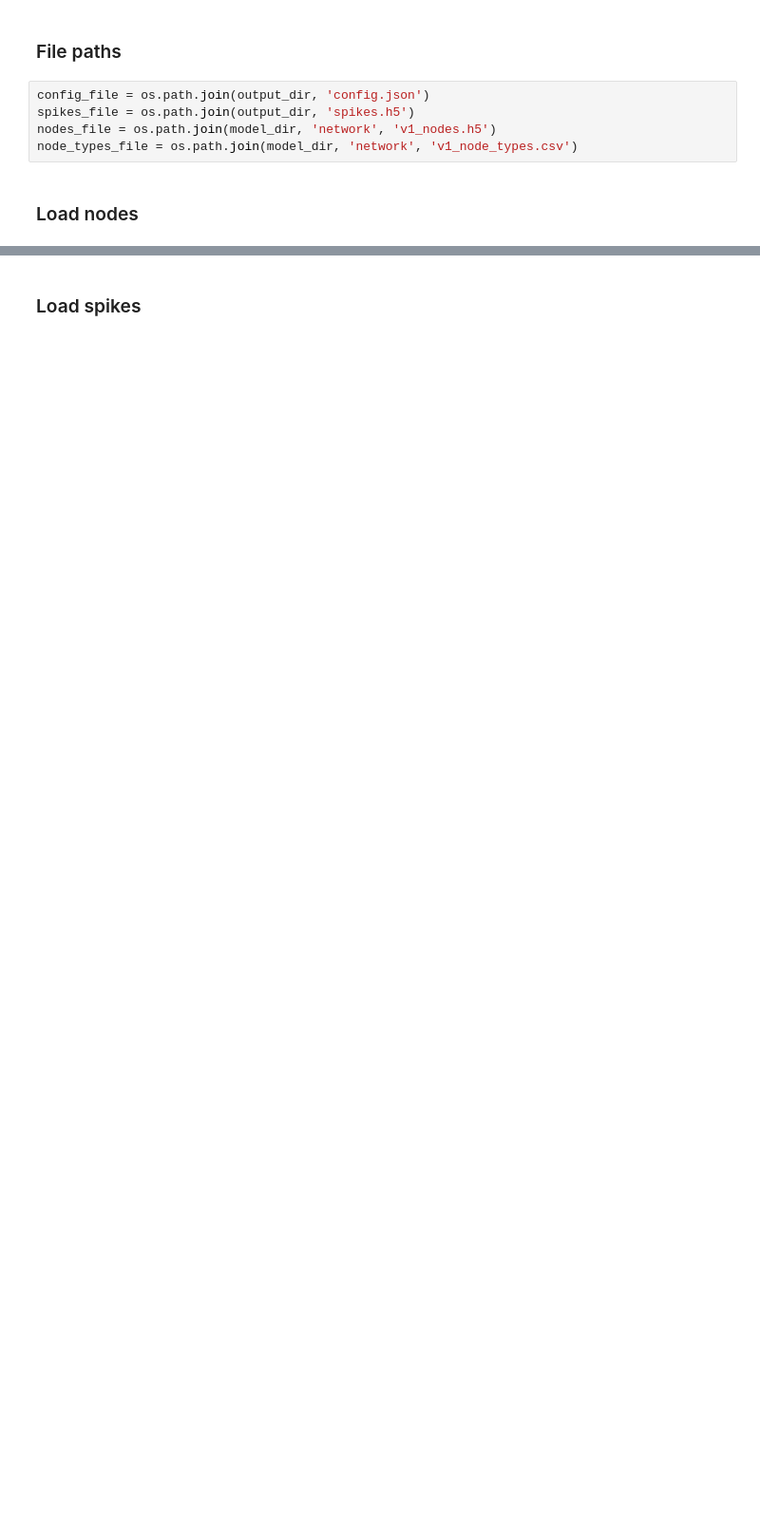
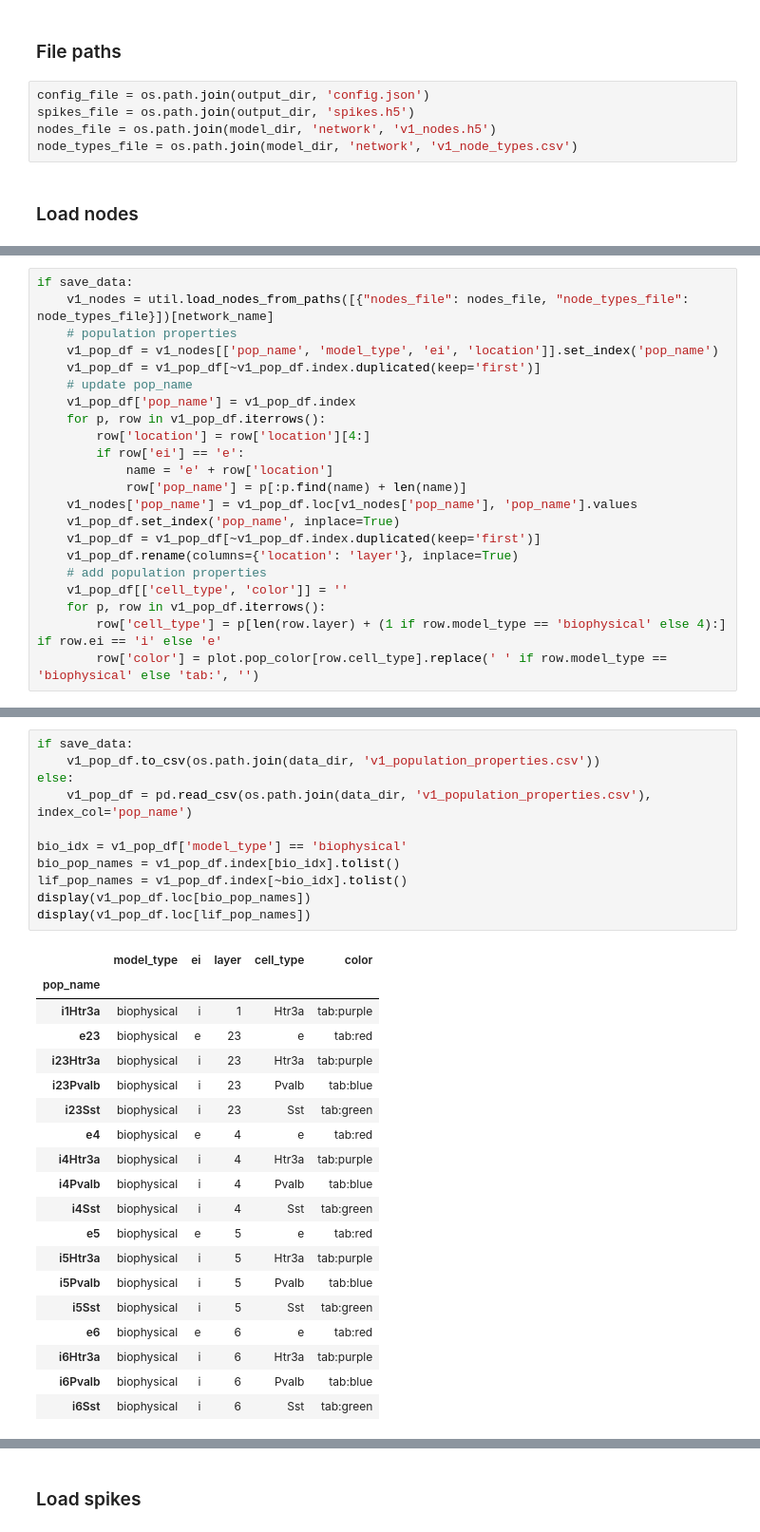
Before and after one commit to chenziao/Analyzing_Allen_V1_Model, a Jupyter notebook: spikes.ipynb, the cells around one changed output, grey strips where cells are left out. Shown at 95% size. Cells and saved outputs as stored; diff of their text form; blank space fills up the shorter version.

```diff
--- a/spikes.ipynb
+++ b/spikes.ipynb
@@ -72,0 +29,22 @@ for p in pop_names:
+# %%
+if save_data:
+    v1_nodes = util.load_nodes_from_paths([{"nodes_file": nodes_file, "node_types_file": node_types_file}])[network_name]
+    # population properties
+    v1_pop_df = v1_nodes[['pop_name', 'model_type', 'ei', 'location']].set_index('pop_name')
+    v1_pop_df = v1_pop_df[~v1_pop_df.index.duplicated(keep='first')]
+    # update pop_name
+    v1_pop_df['pop_name'] = v1_pop_df.index
+    for p, row in v1_pop_df.iterrows():
+        row['location'] = row['location'][4:]
+        if row['ei'] == 'e':
+            name = 'e' + row['location']
+            row['pop_name'] = p[:p.find(name) + len(name)]
+    v1_nodes['pop_name'] = v1_pop_df.loc[v1_nodes['pop_name'], 'pop_name'].values
+    v1_pop_df.set_index('pop_name', inplace=True)
+    v1_pop_df = v1_pop_df[~v1_pop_df.index.duplicated(keep='first')]
+    v1_pop_df.rename(columns={'location': 'layer'}, inplace=True)
+    # add population properties
+    v1_pop_df[['cell_type', 'color']] = ''
+    for p, row in v1_pop_df.iterrows():
+        row['cell_type'] = p[len(row.layer) + (1 if row.model_type == 'biophysical' else 4):] if row.ei == 'i' else 'e'
+        row['color'] = plot.pop_color[row.cell_type].replace(' ' if row.model_type == 'biophysical' else 'tab:', '')
@@ -72,0 +53,31 @@ for p in pop_names:
+# %%
+if save_data:
+    v1_pop_df.to_csv(os.path.join(data_dir, 'v1_population_properties.csv'))
+else:
+    v1_pop_df = pd.read_csv(os.path.join(data_dir, 'v1_population_properties.csv'), index_col='pop_name')
+
+bio_idx = v1_pop_df['model_type'] == 'biophysical'
+bio_pop_names = v1_pop_df.index[bio_idx].tolist()
+lif_pop_names = v1_pop_df.index[~bio_idx].tolist()
+display(v1_pop_df.loc[bio_pop_names])
+display(v1_pop_df.loc[lif_pop_names])
+# %% [output]
+|  | model_type | ei | layer | cell_type | color |
+| pop_name |  |  |  |  |  |
+| i1Htr3a | biophysical | i | 1 | Htr3a | tab:purple |
+| e23 | biophysical | e | 23 | e | tab:red |
+| i23Htr3a | biophysical | i | 23 | Htr3a | tab:purple |
+| i23Pvalb | biophysical | i | 23 | Pvalb | tab:blue |
+| i23Sst | biophysical | i | 23 | Sst | tab:green |
+| e4 | biophysical | e | 4 | e | tab:red |
+| i4Htr3a | biophysical | i | 4 | Htr3a | tab:purple |
+| i4Pvalb | biophysical | i | 4 | Pvalb | tab:blue |
+| i4Sst | biophysical | i | 4 | Sst | tab:green |
+| e5 | biophysical | e | 5 | e | tab:red |
+| i5Htr3a | biophysical | i | 5 | Htr3a | tab:purple |
+| i5Pvalb | biophysical | i | 5 | Pvalb | tab:blue |
+| i5Sst | biophysical | i | 5 | Sst | tab:green |
+| e6 | biophysical | e | 6 | e | tab:red |
+| i6Htr3a | biophysical | i | 6 | Htr3a | tab:purple |
+| i6Pvalb | biophysical | i | 6 | Pvalb | tab:blue |
+| i6Sst | biophysical | i | 6 | Sst | tab:green |
```
Also changed, not shown: parts of 19 cells of this notebook, 3 other files.
